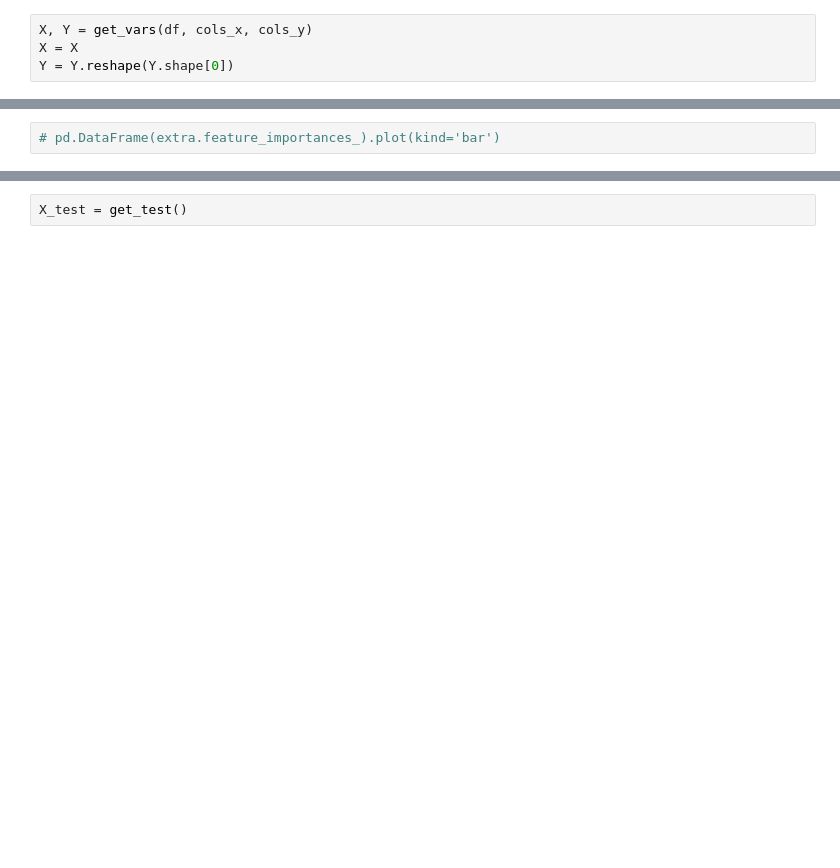
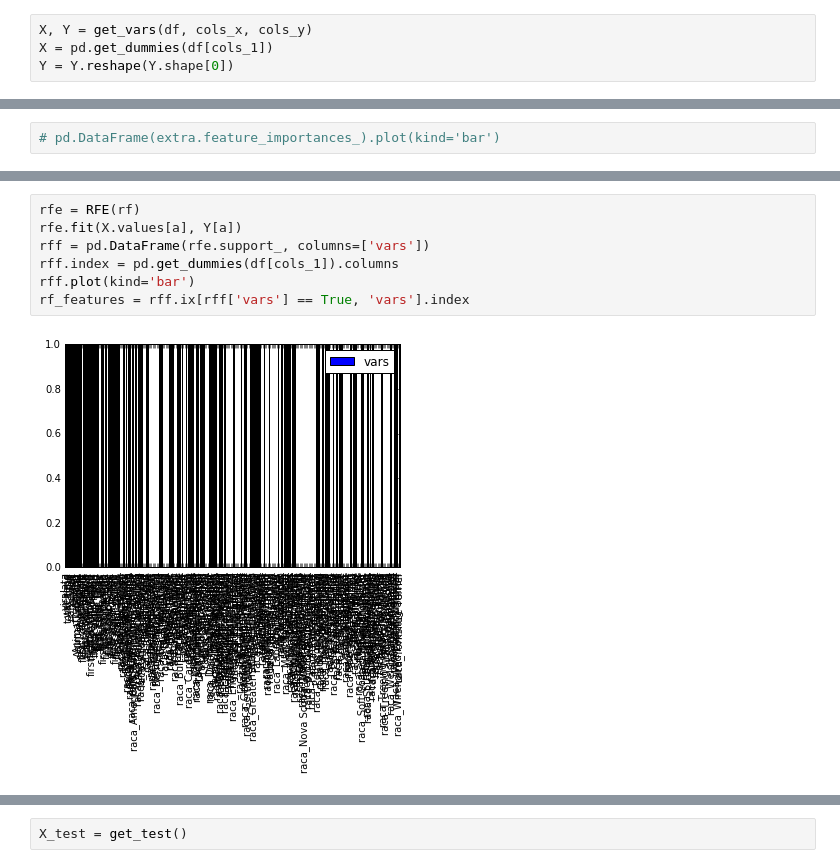
Before and after one commit to seitin/animal_outcomes, a Jupyter notebook: Untitled.ipynb, the cells around one changed output, grey strips where cells are left out. Drawn from its saved outputs; the diff is of its cells as text; blank space fills up the shorter version.

```diff
--- a/Untitled.ipynb
+++ b/Untitled.ipynb
@@ -77,6 +105,6 @@ cols_y = ['OutcomeType']
 # %%
 X, Y = get_vars(df, cols_x, cols_y)
-X = X
+X = pd.get_dummies(df[cols_1])
 Y = Y.reshape(Y.shape[0])
 # %%
 # df.ix[df.total_time.isnull()]
@@ -371,0 +373,9 @@ fold: 5 log loss: 0.810841373546
+# %%
+rfe = RFE(rf)
+rfe.fit(X.values[a], Y[a])
+rff = pd.DataFrame(rfe.support_, columns=['vars'])
+rff.index = pd.get_dummies(df[cols_1]).columns
+rff.plot(kind='bar')
+rf_features = rff.ix[rff['vars'] == True, 'vars'].index
+# %% [output]
+[figure, added]
```
Also changed, not shown: parts of 34 cells of this notebook.
